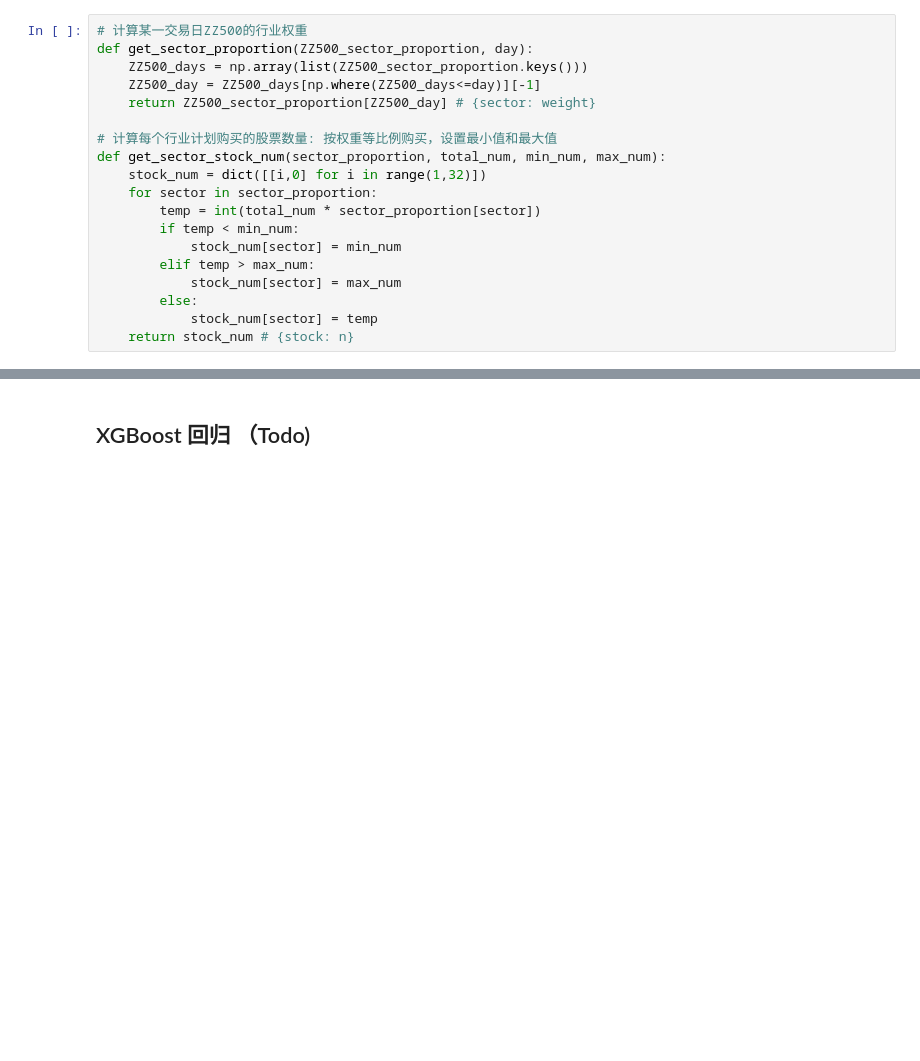
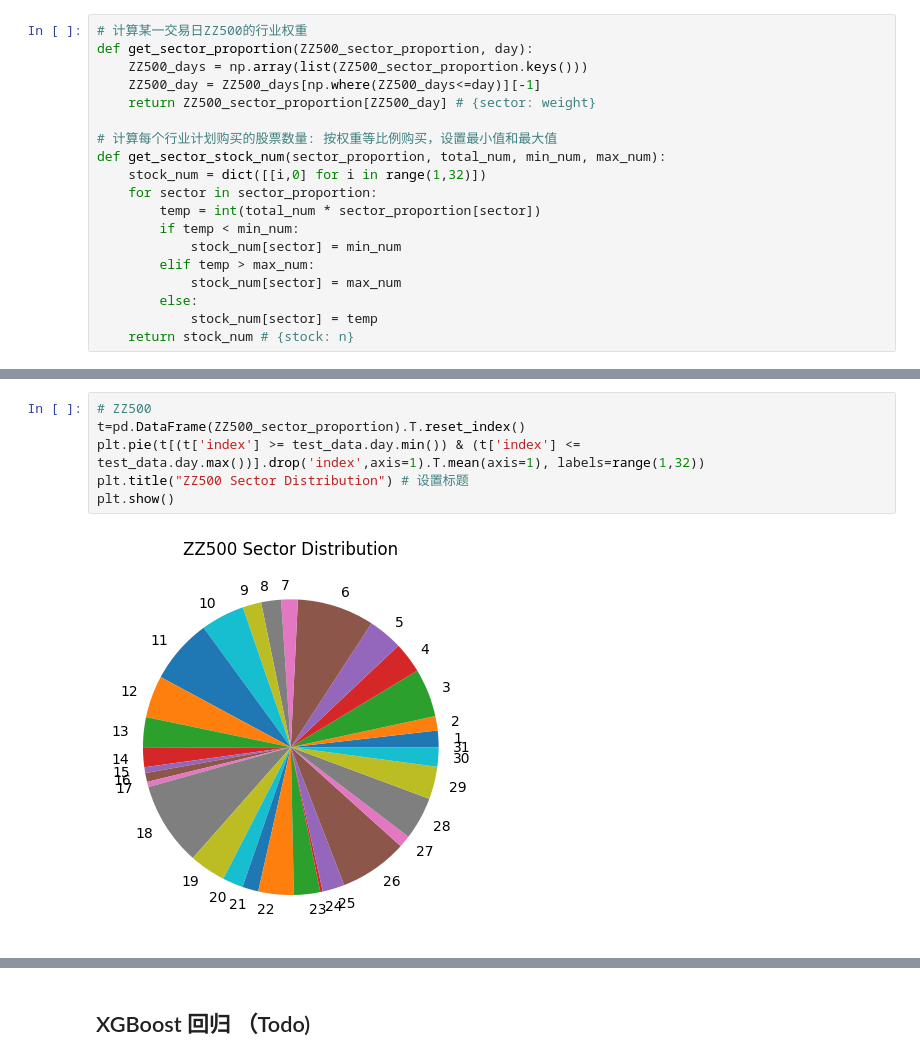
Before and after one commit to sherryshao812/multi_factor_model, a Jupyter notebook: model_test.ipynb, the cells around one changed output, grey strips where cells are left out. Cells and saved outputs as stored; diff of their text form; blank space fills up the shorter version.

```diff
--- a/model_test.ipynb
+++ b/model_test.ipynb
@@ -422,0 +383,8 @@ test_data
+# %%
+# ZZ500
+t=pd.DataFrame(ZZ500_sector_proportion).T.reset_index()
+plt.pie(t[(t['index'] >= test_data.day.min()) & (t['index'] <= test_data.day.max())].drop('index',axis=1).T.mean(axis=1), labels=range(1,32))
+plt.title("ZZ500 Sector Distribution") # 设置标题
+plt.show()
+# %% [output]
+[figure, added]
```
Also changed, not shown: parts of 18 cells of this notebook, 1 other file.
